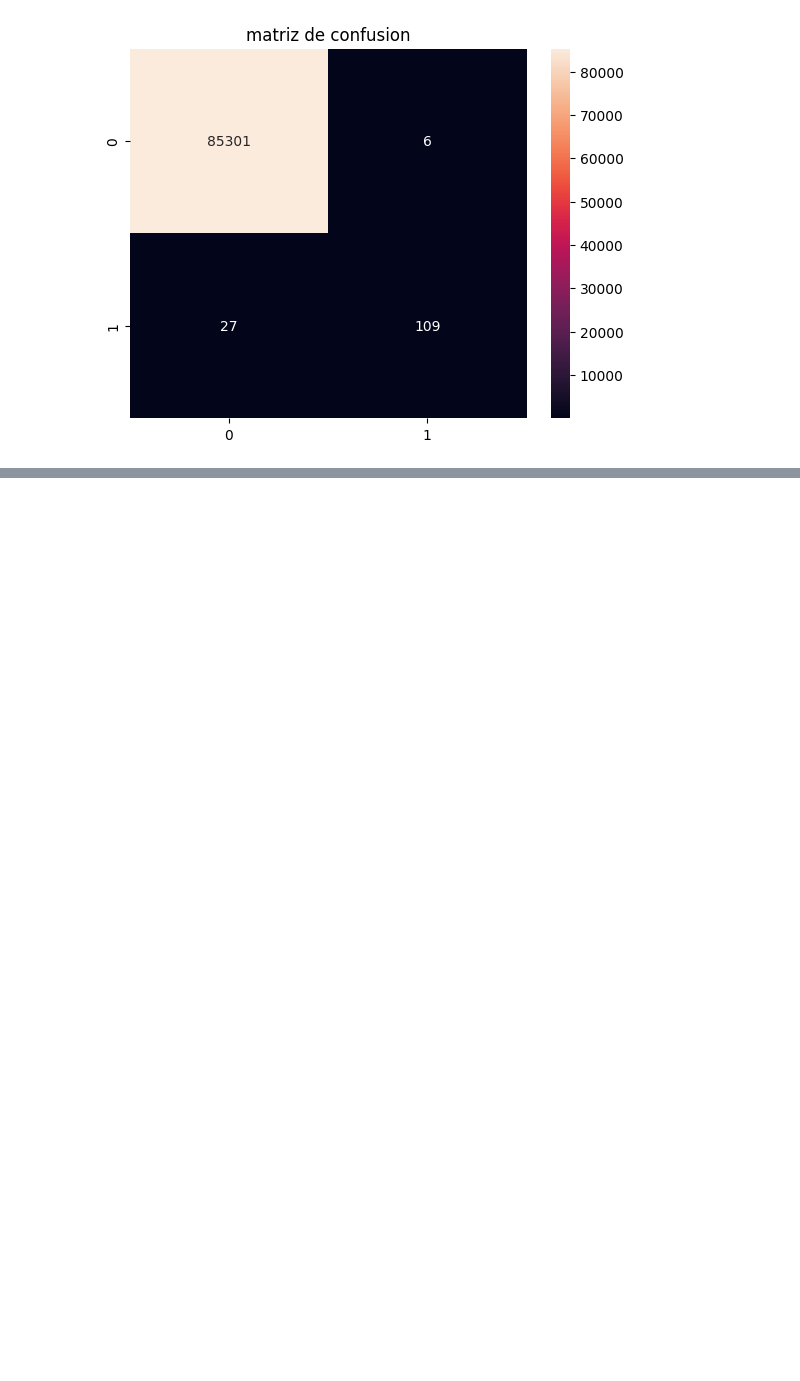
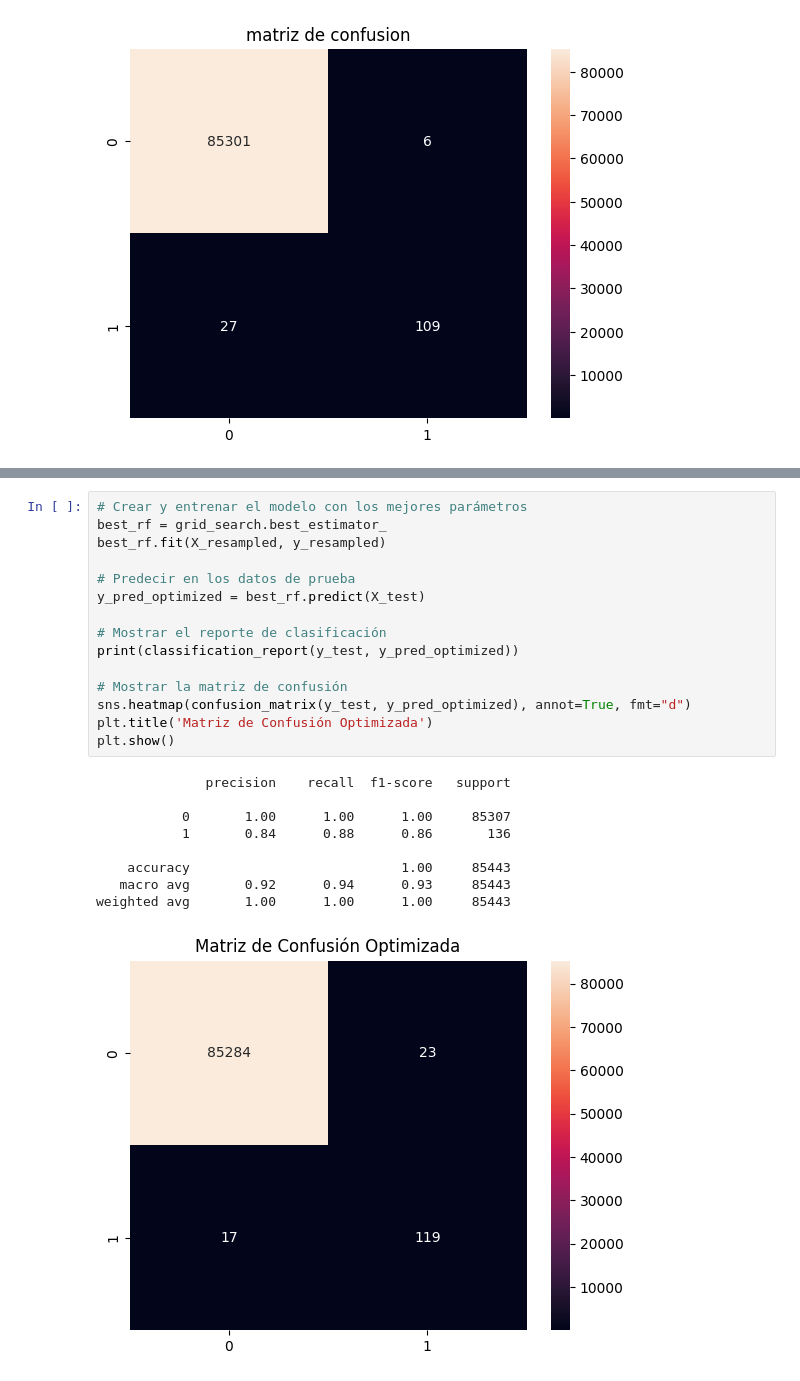
Before and after one commit to BRYANRUBIO01/DETECCION-DE-FRAUDE-CON-MACHINE-LEARNING, a Jupyter notebook: DETECTION.ipynb, the cells around one changed output, grey strips where cells are left out. Cells and saved outputs as stored; diff of their text form; blank space fills up the shorter version.

```diff
--- a/DETECTION.ipynb
+++ b/DETECTION.ipynb
@@ -141,0 +181,25 @@ weighted avg       1.00      1.00      1.00     85443
+# %%
+# Crear y entrenar el modelo con los mejores parámetros
+best_rf = grid_search.best_estimator_
+best_rf.fit(X_resampled, y_resampled)
+
+# Predecir en los datos de prueba
+y_pred_optimized = best_rf.predict(X_test)
+
+# Mostrar el reporte de clasificación
+print(classification_report(y_test, y_pred_optimized))
+
+# Mostrar la matriz de confusión
+sns.heatmap(confusion_matrix(y_test, y_pred_optimized), annot=True, fmt="d")
+plt.title('Matriz de Confusión Optimizada')
+plt.show()
+# %% [output]
+              precision    recall  f1-score   support
+
+           0       1.00      1.00      1.00     85307
+           1       0.84      0.88      0.86       136
+
+    accuracy                           1.00     85443
+   macro avg       0.92      0.94      0.93     85443
+weighted avg       1.00      1.00      1.00     85443
+[figure, added]
```
Also changed, not shown: parts of 4 cells of this notebook, 4 other files.
